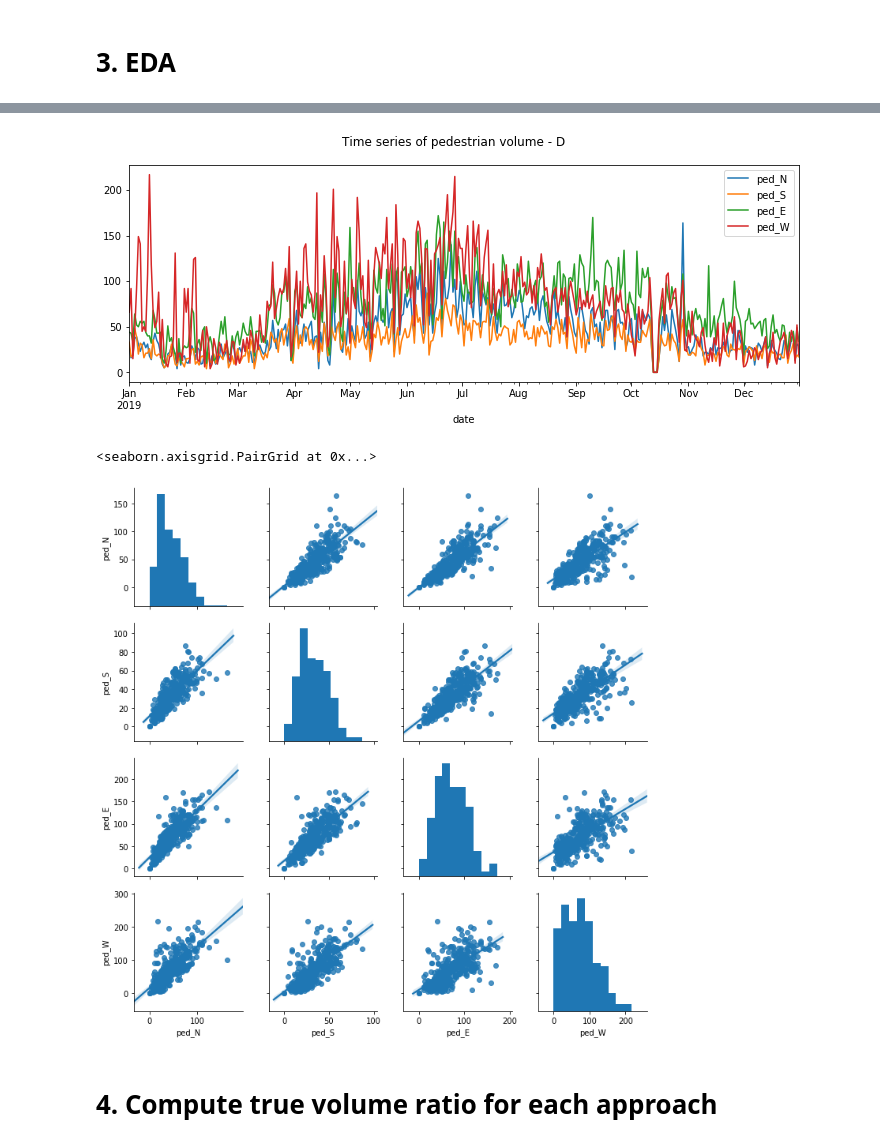
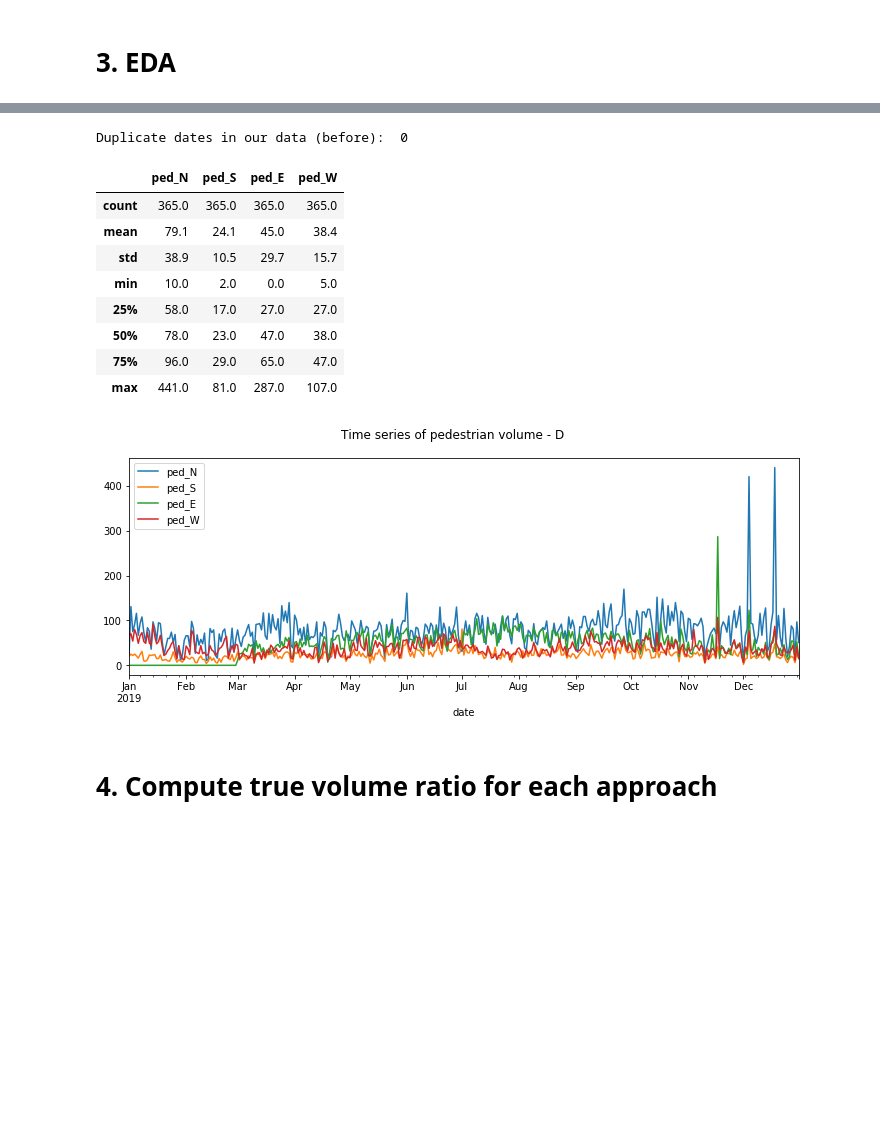
Before and after one commit to mz-zarei/ped-vol-disagg-project, a Jupyter notebook: ped_vol_disagg.ipynb, the cells around one changed output, grey strips where cells are left out. Cells and saved outputs as stored; diff of their text form; code cells hidden in the pictures; blank space fills up the shorter version.

```diff
--- a/ped_vol_disagg.ipynb
+++ b/ped_vol_disagg.ipynb
@@ -68,11 +74,16 @@ Data From 2018-05-25 15:00:00 to 2020-04-16 23:45:00
 # %% [markdown]
 # 3. EDA
 # %%
-# Choose one/more intersection
-df = df_all[df_all['name'] == 'Thompson Road and Laurier Avenue']
-# drop data after 2019-01-01
-df = df[(df.index > "2019-01-01") & (df.index < "2020-01-01")]
+def get_df_intersection(df_all, int_name):
+    # choose one/more intersection
+    df = df_all[df_all['name'] == int_name]
+    # keep data after 2019-01-01 befor 2020-01-01
+    df = df[(df.index > "2019-01-01") & (df.index < "2020-01-01")]
+    return df
+
 # Summary statistics
-df.describe()
+int_name = 'Ontario Street South and Pine Street'
+df_int = get_df_intersection(df_all, int_name)
+df_int.describe()
 # %% [output]
 |  | ped_N | ped_S | ped_E | ped_W |
@@ -119,21 +98,39 @@ Duplicate dates in our data (before):  0
 # %%
-# Plotting the time series of Ped counts for each crossing
-fig, axs = plt.subplots(1, figsize=(12, 4))
-fig.suptitle('Time series of pedestrian volume - ' + aggregation)
+def plot_ts(df_int, agg_level = 'D', show_stat=False):
+    # Resample data to get daily or weekly or monthly counts
+    df_int_r = df_int.resample(agg_level).sum()
 
-df_r.ped_N.plot(ax=axs)
-df_r.ped_S.plot(ax=axs)
-df_r.ped_E.plot(ax=axs)
-df_r.ped_W.plot(ax=axs)
-axs.legend()
-plt.show()
+    # Check for duplicate index values
+    print('Duplicate dates in our data (before): ', df_int_r.index.duplicated().sum())
 
-# Distributions and scatter pair plots
-sns.pairplot(df_r, kind='reg')
+    # Summary statistics
+    if show_stat:
+        display(df_int_r.describe())
+
+    # Plotting the time series of Ped counts for each crossing
+    fig, axs = plt.subplots(1, figsize=(12, 4))
+    fig.suptitle('Time series of pedestrian volume - ' + agg_level)
+
+    df_int_r.ped_N.plot(ax=axs)
+    df_int_r.ped_S.plot(ax=axs)
+    df_int_r.ped_E.plot(ax=axs)
+    df_int_r.ped_W.plot(ax=axs)
+    axs.legend()
+    plt.show()
+
+plot_ts(df_int, show_stat=True)
 # %% [output]
+Duplicate dates in our data (before):  0
+|  | ped_N | ped_S | ped_E | ped_W |
+| count | 365.0 | 365.0 | 365.0 | 365.0 |
+| mean | 79.1 | 24.1 | 45.0 | 38.4 |
+| std | 38.9 | 10.5 | 29.7 | 15.7 |
+| min | 10.0 | 2.0 | 0.0 | 5.0 |
+| 25% | 58.0 | 17.0 | 27.0 | 27.0 |
+| 50% | 78.0 | 23.0 | 47.0 | 38.0 |
+| 75% | 96.0 | 29.0 | 65.0 | 47.0 |
+| max | 441.0 | 81.0 | 287.0 | 107.0 |
-[figure, old version]
+[figure, new version]
-<seaborn.axisgrid.PairGrid at 0x...>
-[figure, removed]
 # %% [markdown]
 # 4. Compute true volume ratio for each approach
 # %%
```
Also changed, not shown: parts of 12 cells of this notebook, 3 other files.
